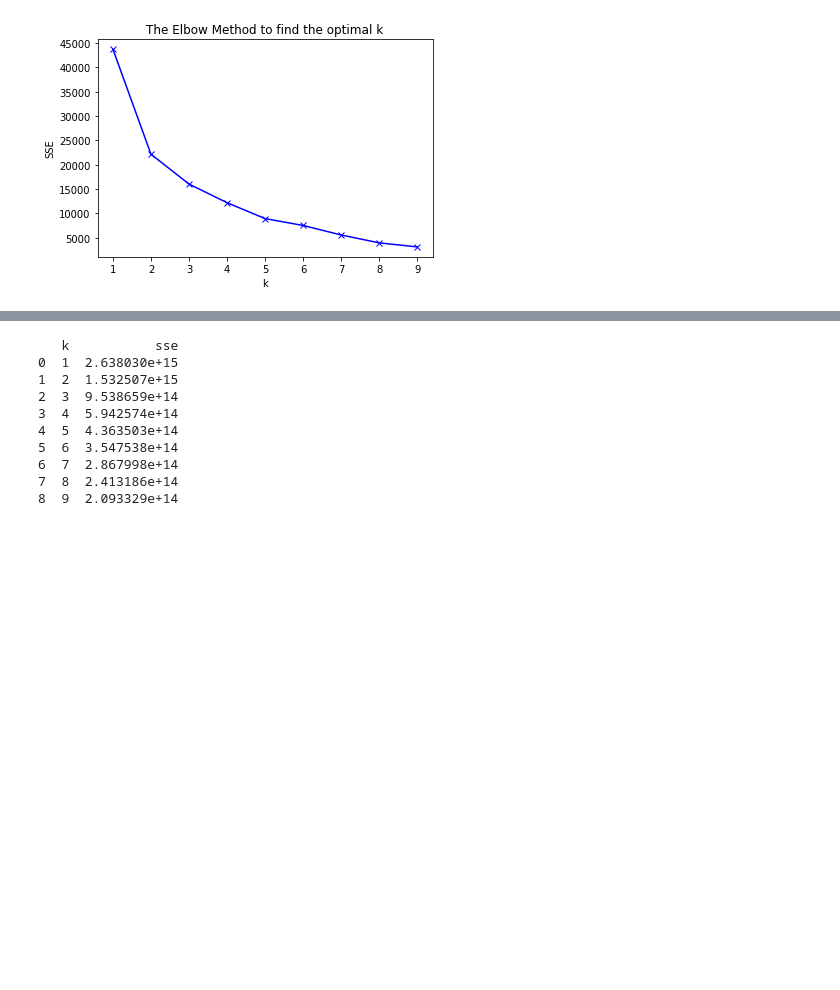
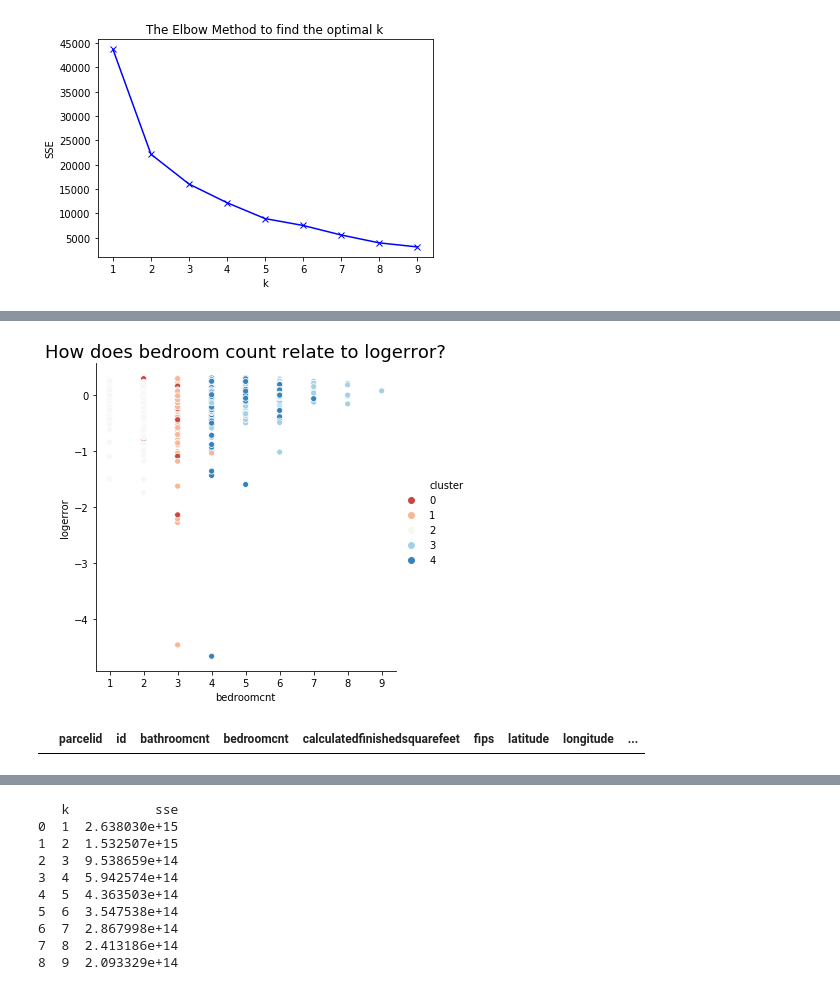
Before and after one commit to Osdorn-Typewriter-Repair/osdorn_project, a Jupyter notebook: osdorn_project_sean.ipynb, the cells around one changed output, grey strips where cells are left out. Drawn from its saved outputs; the diff is of its cells as text; code cells hidden in the pictures; blank space fills up the shorter version.

```diff
--- a/osdorn_project_sean.ipynb
+++ b/osdorn_project_sean.ipynb
@@ -456 +445,25 @@ plt.show()
+# %%
+sns.relplot(data=train1, x='bedroomcnt', y='logerror', hue='cluster', palette = sns.color_palette("RdBu", n_colors=5))
+plt.title('How does bedroom count relate to logerror?', fontsize = 18)
+plt.show()
+# %% [output]
+[figure, added]
+# %%
+#stats.f_oneway(data_group1, data_group2, data_group3, data_groupN)
+
+cluster_1 =train1[train1.cluster == 1]
+cluster_1.head()
+cluster_2 =train1[train1.cluster == 2]
+cluster_2.head()
+cluster_3 =train1[train1.cluster == 3]
+cluster_3.head()
+cluster_4 =train1[train1.cluster == 4]
+cluster_4.head()
+cluster_5 =train1[train1.cluster == 5]
+cluster_5.head()
+
+compare variance
+check normality
+# %% [output]
+|  | parcelid | id | bathroomcnt | bedroomcnt | calculatedfinishedsquarefeet | fips | latitude | longitude | ... |
 # %%
```
Also changed, not shown: parts of 45 cells of this notebook.
